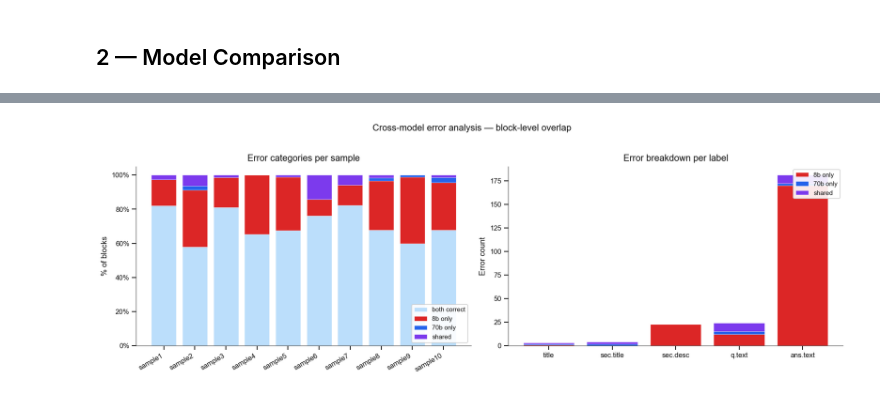
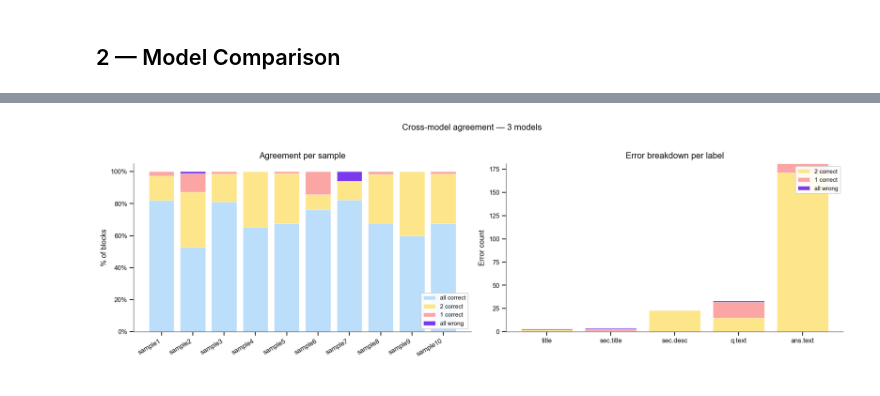
Before and after one commit to fairdataihub/dmpbridge, a Jupyter notebook: notebooks/03_comparison_dashboard.ipynb, the cells around one changed output, grey strips where cells are left out. Saved outputs shown, nothing was run; the diff lists cells and outputs as text; code cells hidden in the pictures.

```diff
--- a/notebooks/03_comparison_dashboard.ipynb
+++ b/notebooks/03_comparison_dashboard.ipynb
@@ -281,0 +189,17 @@ Conclusion: 21 blocks are hard for BOTH models.
+# %%
+# F1 comparison table
+print(f"{'Label':<22}" + "".join(f"  {m:>20}" for m in model_names))
+print("-" * (22 + 22*n_models))
+for lbl in LABELS:
+    row = f"{lbl:<22}"
+    for model in model_names:
+        _, conf = active[model]
+        row += f"  {_f1(conf,lbl)*100:>19.1f}%"
+    print(row)
+print("-" * (22 + 22*n_models))
+row = f"{'OVERALL accuracy':<22}"
+for model in model_names:
+    df, _ = active[model]
+    ov = df['correct'].sum()/df['total'].sum()*100
+    row += f"  {ov:>19.1f}%"
+print(row)
@@ -282,60 +282,56 @@ Conclusion: 21 blocks are hard for BOTH models.
 # %%
-fig, axes = plt.subplots(1, 2, figsize=(15, 5))
+CAT_COLORS = {
+    n_models:     "#bbdefb",   # all correct
+    n_models - 1: "#fde68a",   # 2 correct (1 wrong)
+    1:            "#fca5a5",   # 1 correct (2 wrong)
+    0:            "#7c3aed",   # all wrong
+}
 
-# ── Left: error category stacked bar per sample ───────────────────────────────
+fig, axes = plt.subplots(1, 2, figsize=(16, 5))
+
+# ── Left: stacked bar per sample ──────────────────────────────────────────────
 ax = axes[0]
-CAT_COLORS = {
-    "both correct": "#bbdefb",
-    "8b only":      "#dc2626",
-    "70b only":     "#2563eb",
-    "shared":       "#7c3aed",
-}
-CATS = ["both correct","8b only","70b only","shared"]
-
 x_labels = sorted(df_cross["sample"].unique().tolist(), key=_snum)
 bottoms  = {s: 0 for s in x_labels}
-for cat in CATS:
+for n in [n_models, n_models-1, 1, 0]:
+    label_str = {n_models: "all correct", 0: "all wrong"}.get(n, f"{n} correct")
     vals = []
     for s in x_labels:
-        sub  = df_cross[df_cross["sample"]==s]
-        n    = (sub["category"]==cat).sum()
-        tot  = len(sub)
-        vals.append(n/tot*100 if tot else 0)
+        sub = df_cross[df_cross["sample"]==s]
+        cnt = (sub["n_correct"]==n).sum()
+        tot = len(sub)
+        vals.append(cnt/tot*100 if tot else 0)
     ax.bar(x_labels, vals, bottom=[bottoms[s] for s in x_labels],
-           label=cat, color=CAT_COLORS[cat], edgecolor="white", linewidth=0.3)
+           label=label_str, color=CAT_COLORS[n], edgecolor="white", linewidth=0.3)
     for xi, (s, v) in enumerate(zip(x_labels, vals)):
         bottoms[s] += v
 
 ax.set_xticks(range(len(x_labels)))
 ax.set_xticklabels(x_labels, rotation=30, ha="right")
 ax.set_ylim(0, 105); ax.set_ylabel("% of blocks")
-ax.set_title("Error categories per sample", pad=8)
+ax.set_title("Agreement per sample", pad=8)
 ax.yaxis.set_major_formatter(mticker.FuncFormatter(lambda v,_: f"{v:.0f}%"))
 ax.legend(loc="lower right", framealpha=0.9, fontsize=9)
 sns.despine(ax=ax)
 
-# ── Right: per-label breakdown of error types ─────────────────────────────────
+# ── Right: per-label breakdown ────────────────────────────────────────────────
 ax = axes[1]
-lbl_counts = {}
-for lbl in LABELS:
-    sub = df_cross[df_cross["true"]==lbl]
-    lbl_counts[lbl] = {cat: (sub["category"]==cat).sum() for cat in CATS}
-
-x2 = range(len(LABELS))
+x2  = range(len(LABELS))
 btm = [0]*len(LABELS)
-for cat in ["8b only","70b only","shared"]:
-    vals = [lbl_counts[l][cat] for l in LABELS]
-    ax.bar(x2, vals, bottom=btm, label=cat, color=CAT_COLORS[cat],
-           edgecolor="white", linewidth=0.3)
+for n in [n_models-1, 1, 0]:   # skip "all correct" — focus on errors
+    label_str = {0: "all wrong"}.get(n, f"{n} correct")
+    vals = [(df_cross[df_cross["true"]==l]["n_correct"]==n).sum() for l in LABELS]
+    ax.bar(x2, vals, bottom=btm, label=label_str,
+           color=CAT_COLORS[n], edgecolor="white", linewidth=0.3)
     btm = [b+v for b,v in zip(btm,vals)]
 ax.set_xticks(list(x2)); ax.set_xticklabels(SHORT, fontsize=10)
 ax.set_ylabel("Error count")
 ax.set_title("Error breakdown per label", pad=8)
 ax.legend(loc="upper right", framealpha=0.9, fontsize=9)
 sns.despine(ax=ax)
 
-plt.suptitle("Cross-model error analysis — block-level overlap", fontsize=13, y=1.02)
+plt.suptitle(f"Cross-model agreement — {n_models} models", fontsize=13, y=1.02)
 plt.tight_layout(); plt.show()
 # %% [output]
-[figure, old version]
+[figure, new version]
 # %%
```
Also changed, not shown: parts of 13 cells of this notebook, 21 other files.
